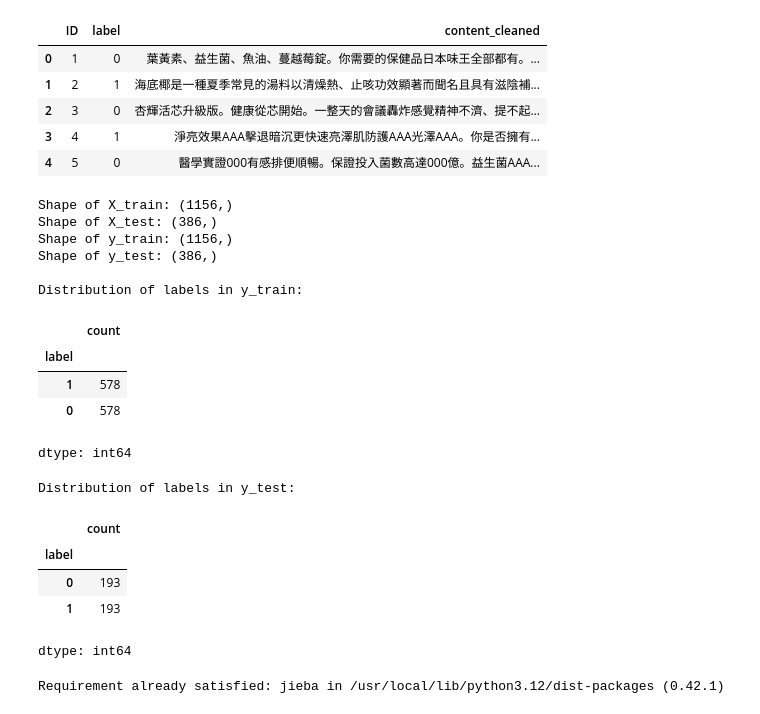
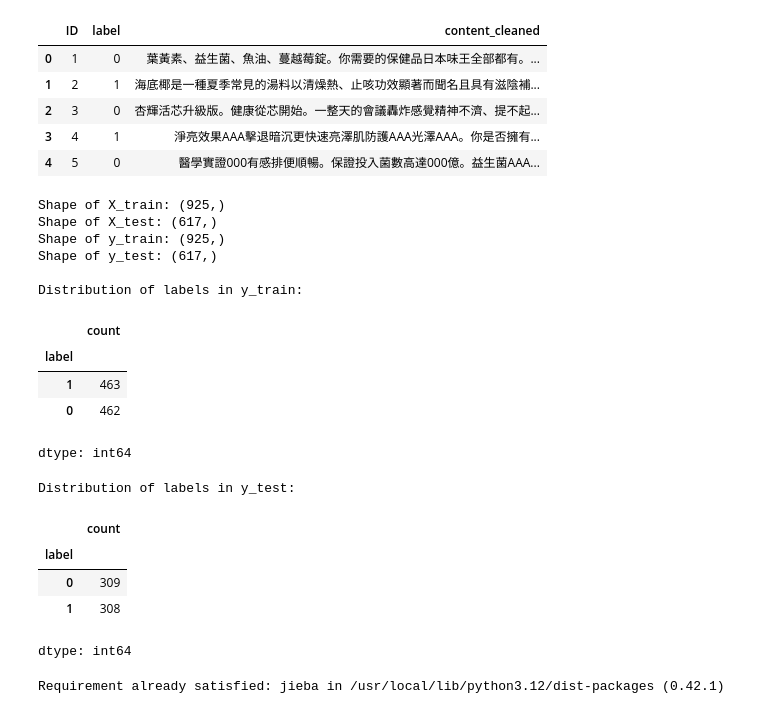
Before and after one commit to EBer-wtf/danger, a Jupyter notebook: class_demo_code.ipynb, the cells around one changed output. Saved outputs shown, nothing was run; the diff lists cells and outputs as text; code cells hidden in the pictures.

```diff
--- a/class_demo_code.ipynb
+++ b/class_demo_code.ipynb
@@ -21,45 +21,45 @@ df.head()
 # %%
 from sklearn.model_selection import train_test_split
 
 # Define features (X) and target (y)
 X = df['content_cleaned']
 y = df['label']
 
 # Split the data into training and testing sets with stratification
 X_train, X_test, y_train, y_test = train_test_split(
     X, y,
-    test_size=0.25,  # Increased test size to 25% of the data
+    test_size=0.4,  # Changed test size to 40% of the data
     stratify=y,     # Stratify based on the 'label' column
     random_state=42 # for reproducibility
 )
 
 print(f"Shape of X_train: {X_train.shape}")
 print(f"Shape of X_test: {X_test.shape}")
 print(f"Shape of y_train: {y_train.shape}")
 print(f"Shape of y_test: {y_test.shape}")
 
 print("\nDistribution of labels in y_train:")
 display(y_train.value_counts())
 
 print("\nDistribution of labels in y_test:")
 display(y_test.value_counts())
 # %% [output]
-Shape of X_train: (1156,)
-Shape of X_test: (386,)
-Shape of y_train: (1156,)
-Shape of y_test: (386,)
+Shape of X_train: (925,)
+Shape of X_test: (617,)
+Shape of y_train: (925,)
+Shape of y_test: (617,)
 
 Distribution of labels in y_train:
 |  | count |
 | label |  |
-| 1 | 578 |
-| 0 | 578 |
+| 1 | 463 |
+| 0 | 462 |
 dtype: int64
 Distribution of labels in y_test:
 |  | count |
 | label |  |
-| 0 | 193 |
-| 1 | 193 |
+| 0 | 309 |
+| 1 | 308 |
 dtype: int64
 # %%
 # Install Jieba for Chinese word segmentation
```
Also changed, not shown: parts of 19 cells of this notebook.
